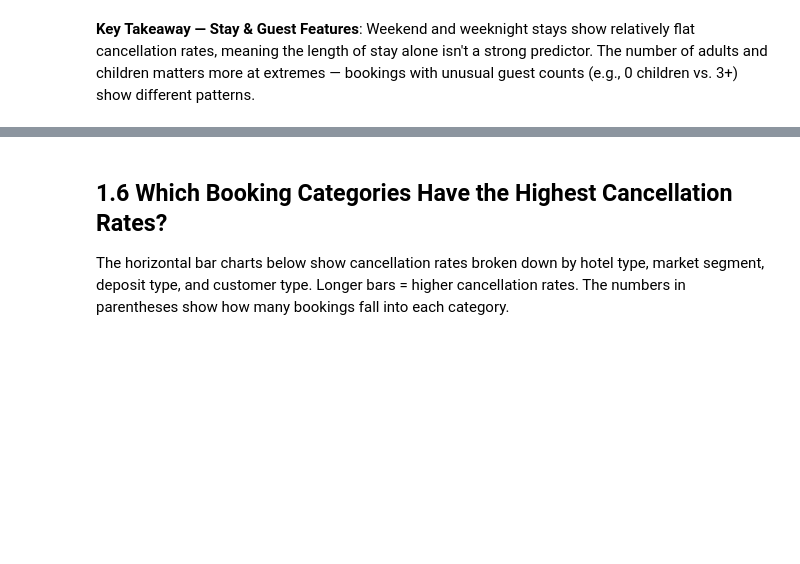
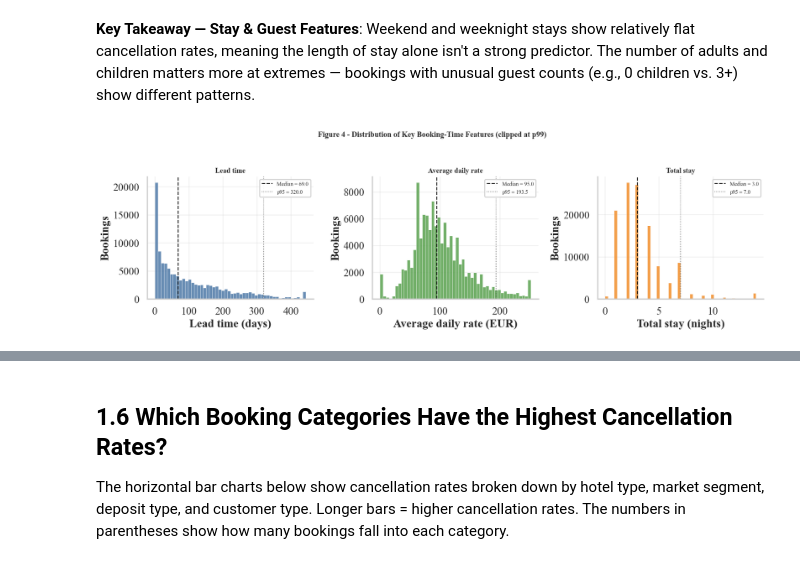
Before and after one commit to Dirkiee09/hotel-cancellation-prediction, a Jupyter notebook: notebooks/01_eda.ipynb, the cells around one changed output, grey strips where cells are left out. Drawn from its saved outputs; the diff is of its cells as text; code cells hidden in the pictures; blank space fills up the shorter version.

```diff
--- a/notebooks/01_eda.ipynb
+++ b/notebooks/01_eda.ipynb
@@ -153,3 +227,38 @@ plt.show()
 [figure]
 # %% [markdown]
 **Key Takeaway — Stay & Guest Features**: Weekend and weeknight stays show relatively flat cancellation rates, meaning the length of stay alone isn't a strong predictor. The number of adults and children matters more at extremes — bookings with unusual guest counts (e.g., 0 children vs. 3+) show different patterns.
+# %%
+# Distribution shape of three booking-time features that drive feature engineering.
+df_lk = df.copy()
+df_lk["total_stay"] = df_lk["stays_in_weekend_nights"] + df_lk["stays_in_week_nights"]
+
+specs = [
+    ("lead_time", "Lead time (days)",      "#4e79a7"),
+    ("adr",       "Average daily rate (EUR)", "#59a14f"),
+    ("total_stay","Total stay (nights)",     "#f28e2b"),
+]
+
+fig, axes = plt.subplots(1, 3, figsize=(15, 4.5))
+for ax, (col, label, color) in zip(axes, specs):
+    vals = df_lk[col].dropna()
+    p99 = vals.quantile(0.99)
+    p95 = vals.quantile(0.95)
+    median = vals.median()
+    ax.hist(vals.clip(upper=p99), bins=50, color=color, alpha=0.85,
+            edgecolor="white", linewidth=0.4)
+    ax.axvline(median, color="black", linewidth=1.4, linestyle="--",
+               label=f"Median = {median:.1f}")
+    ax.axvline(p95, color="#555555", linewidth=1.0, linestyle=":",
+               label=f"p95 = {p95:.1f}")
+    ax.set_xlabel(label)
+    ax.set_ylabel("Bookings")
+    ax.set_title(label.split("(")[0].strip(), fontsize=11, fontweight="bold")
+    ax.legend(loc="upper right", fontsize=8.5, framealpha=0.92)
+    ax.grid(True, alpha=0.25)
+fig.suptitle("Figure 4 - Distribution of Key Booking-Time Features (clipped at p99)",
+             fontsize=12, fontweight="bold", y=1.02)
+fig.tight_layout()
+save_thesis_figure(fig, 4, "feature_distributions", FIG_DIR)
+plt.show()
+# %% [output]
+[figure, added]
```
Also changed, not shown: parts of 8 cells of this notebook, 2 other files.
